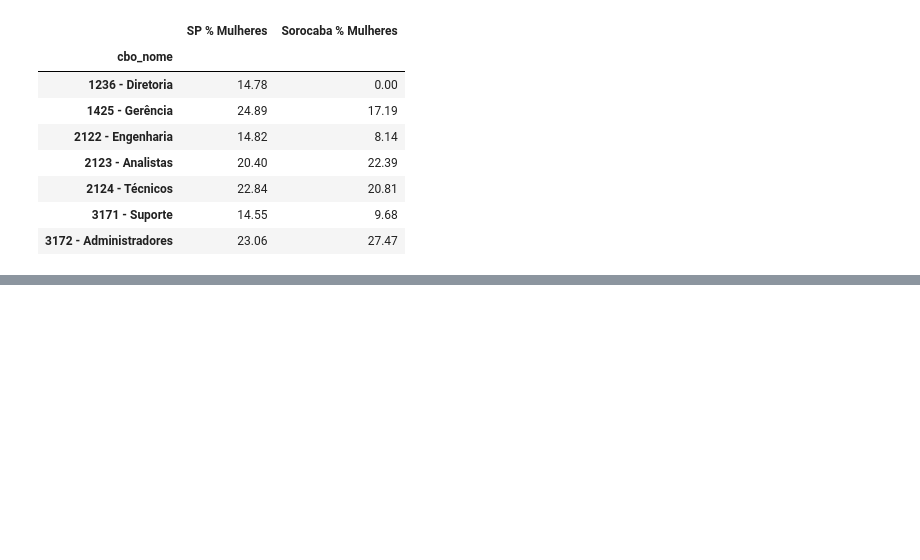
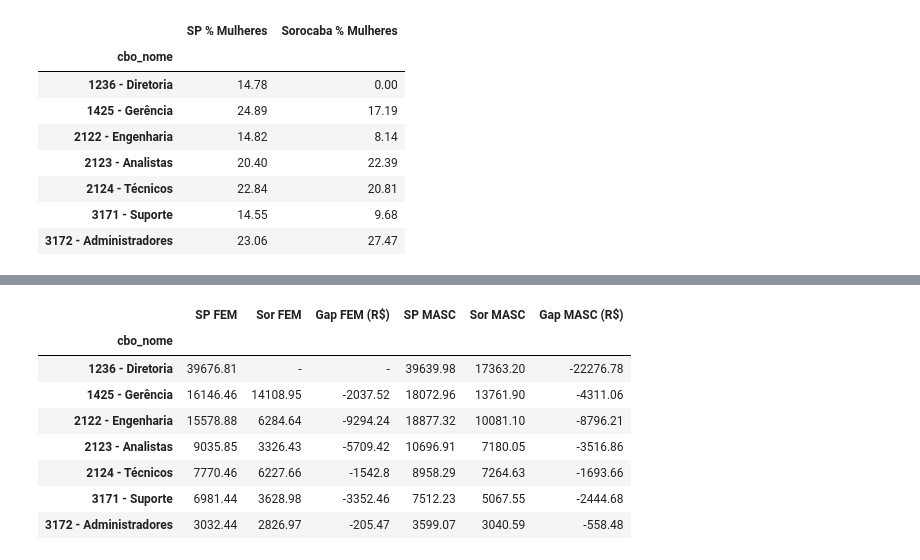
Before and after one commit to ricardo-gmarques/estagio, a Jupyter notebook: analise_rais2023_sorocaba.ipynb, the cells around one changed output, grey strips where cells are left out. Saved outputs shown, nothing was run; the diff lists cells and outputs as text; code cells hidden in the pictures; blank space fills up the shorter version.

```diff
--- a/analise_rais2023_sorocaba.ipynb
+++ b/analise_rais2023_sorocaba.ipynb
@@ -1001,0 +1037,58 @@ A comparação da participação feminina por ocupação evidencia que, em algum
+# %%
+# GAP absoluto (R$) SP x Sorocaba dentro do mesmo sexo
+
+def gap_sp_sor(df_sp, df_sor):
+
+    mapa_cbo = {
+        '1236': '1236 - Diretoria',
+        '1425': '1425 - Gerência',
+        '2122': '2122 - Engenharia',
+        '2123': '2123 - Analistas',
+        '2124': '2124 - Técnicos',
+        '3171': '3171 - Suporte',
+        '3172': '3172 - Administradores'
+    }
+
+    for base in [df_sp, df_sor]:
+        base['cbo_familia'] = base['cbo ocupação 2002'].astype(str).str[:4]
+        base['cbo_nome'] = base['cbo_familia'].map(mapa_cbo)
+
+    sp = (
+        df_sp.groupby(['cbo_nome','sexo trabalhador'])
+        ['vl remun média nom']
+        .mean()
+        .unstack()
+    )
+
+    sor = (
+        df_sor.groupby(['cbo_nome','sexo trabalhador'])
+        ['vl remun média nom']
+        .mean()
+        .unstack()
+    )
+
+    comparacao = pd.DataFrame()
+
+    comparacao['SP FEM'] = sp['Feminino']
+    comparacao['Sor FEM'] = sor['Feminino']
+    comparacao['Gap FEM (R$)'] = sor['Feminino'] - sp['Feminino']
+
+    comparacao['SP MASC'] = sp['Masculino']
+    comparacao['Sor MASC'] = sor['Masculino']
+    comparacao['Gap MASC (R$)'] = sor['Masculino'] - sp['Masculino']
+
+    return comparacao.round(2).fillna('-')
+
+
+gap_sp_sor = gap_sp_sor(df, df_sorocaba)
+gap_sp_sor
+# %% [output]
+|  | SP FEM | Sor FEM | Gap FEM (R$) | SP MASC | Sor MASC | Gap MASC (R$) |
+| cbo_nome |  |  |  |  |  |  |
+| 1236 - Diretoria | 39676.81 | - | - | 39639.98 | 17363.20 | -22276.78 |
+| 1425 - Gerência | 16146.46 | 14108.95 | -2037.52 | 18072.96 | 13761.90 | -4311.06 |
+| 2122 - Engenharia | 15578.88 | 6284.64 | -9294.24 | 18877.32 | 10081.10 | -8796.21 |
+| 2123 - Analistas | 9035.85 | 3326.43 | -5709.42 | 10696.91 | 7180.05 | -3516.86 |
+| 2124 - Técnicos | 7770.46 | 6227.66 | -1542.8 | 8958.29 | 7264.63 | -1693.66 |
+| 3171 - Suporte | 6981.44 | 3628.98 | -3352.46 | 7512.23 | 5067.55 | -2444.68 |
+| 3172 - Administradores | 3032.44 | 2826.97 | -205.47 | 3599.07 | 3040.59 | -558.48 |
```
Also changed, not shown: parts of 5 cells of this notebook.
